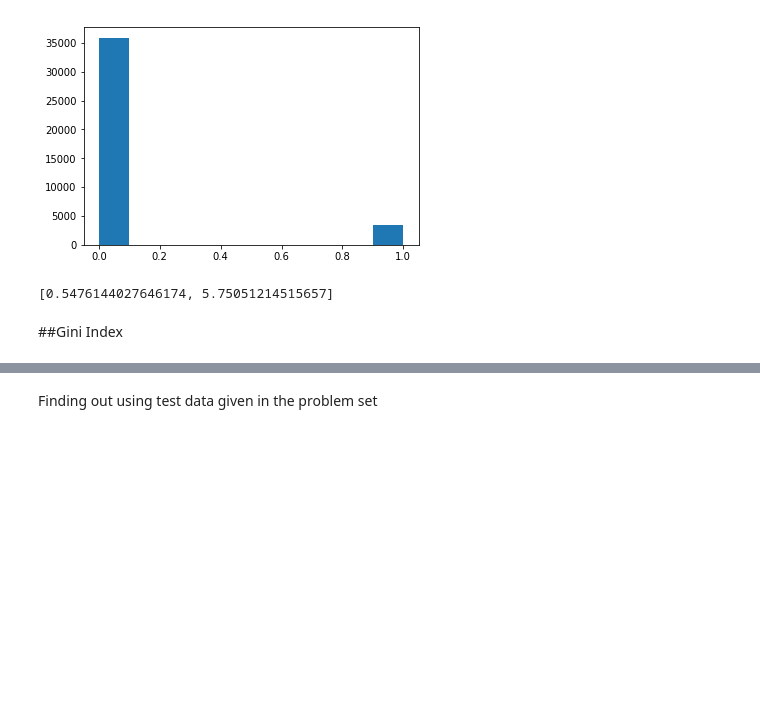
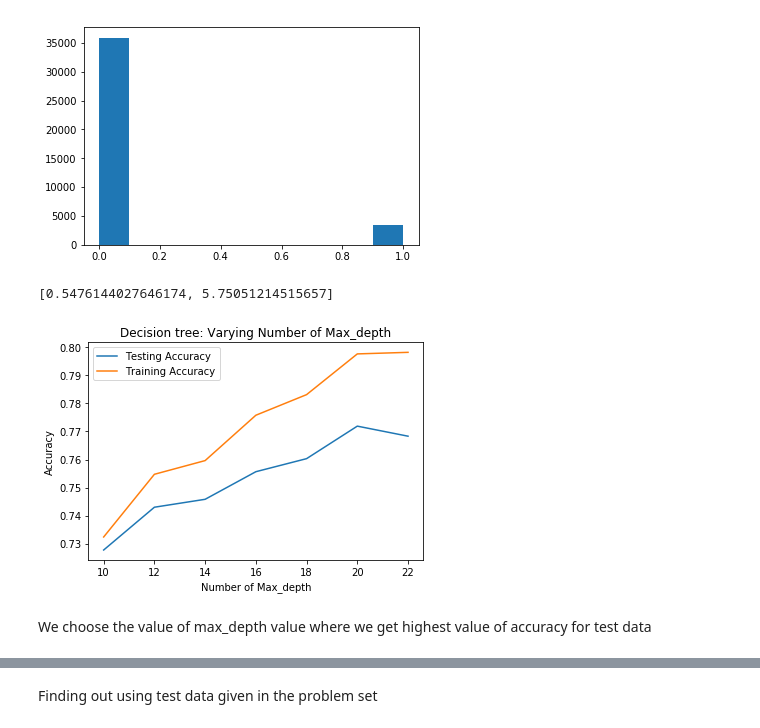
Before and after one commit to vrc-vinodh/HR-Analytics-Practice-Dataset, a Jupyter notebook: decision-tree-model.ipynb, the cells around one changed output, grey strips where cells are left out. Cells and saved outputs as stored; diff of their text form; code cells hidden in the pictures; blank space fills up the shorter version.

```diff
--- a/decision-tree-model.ipynb
+++ b/decision-tree-model.ipynb
@@ -25,11 +25,41 @@ plt.show()
 # %%
 from sklearn.utils import class_weight
 from sklearn.utils.class_weight import compute_class_weight
+class_weights = class_weight.compute_class_weight('balanced',np.unique(Y_train),Y_train)
+class_weightsl = class_weights.tolist()
+class_weightsl
+# %% [output]
+[0.5476144027646174, 5.75051214515657]
-# %%
-class_weights = class_weight.compute_class_weight('balanced',np.unique(Y_train),Y_train)
-class_weightsl = class_weights.tolist()
-class_weightsl
-# %% [output]
-[0.5476144027646174, 5.75051214515657]
-# %% [markdown]
-##Gini Index
+# %%
+# Setup arrays to store train and test accuracies
+depth = np.arange(10, 23, 2)
+train_accuracy = np.empty(len(depth))
+test_accuracy = np.empty(len(depth))
+# %%
+
+# Create instance (i.e. object) of Decision Tree classifier
+# Loop over different values of k
+for i, k in enumerate(depth):
+    # Setup a Decision Tree classifier Classifier with max depth k
+    clf_ent = DecisionTreeClassifier(criterion = "entropy", random_state = 42,
+                max_depth=k, min_samples_leaf=25,class_weight={0:0.547614402764617, 1:5.75051214515657})
+
+    clf_ent.fit(X_train,Y_train)
+     #Compute accuracy on the training set
+    train_accuracy[i] = clf_ent.score(X_train, Y_train)
+
+    #Compute accuracy on the testing set
+    test_accuracy[i] = clf_ent.score(X_test, Y_test)
+
+# Generate plot
+plt.title('Decision tree: Varying Number of Max_depth')
+plt.plot(depth, test_accuracy, label = 'Testing Accuracy')
+plt.plot(depth, train_accuracy, label = 'Training Accuracy')
+plt.legend()
+plt.xlabel('Number of Max_depth')
+plt.ylabel('Accuracy')
+plt.show()
+# %% [output]
+[figure, added]
+# %% [markdown]
+We choose the value of max_depth value where we get highest value of accuracy for test data
```
Also changed, not shown: parts of 20 cells of this notebook, 1 other file.
